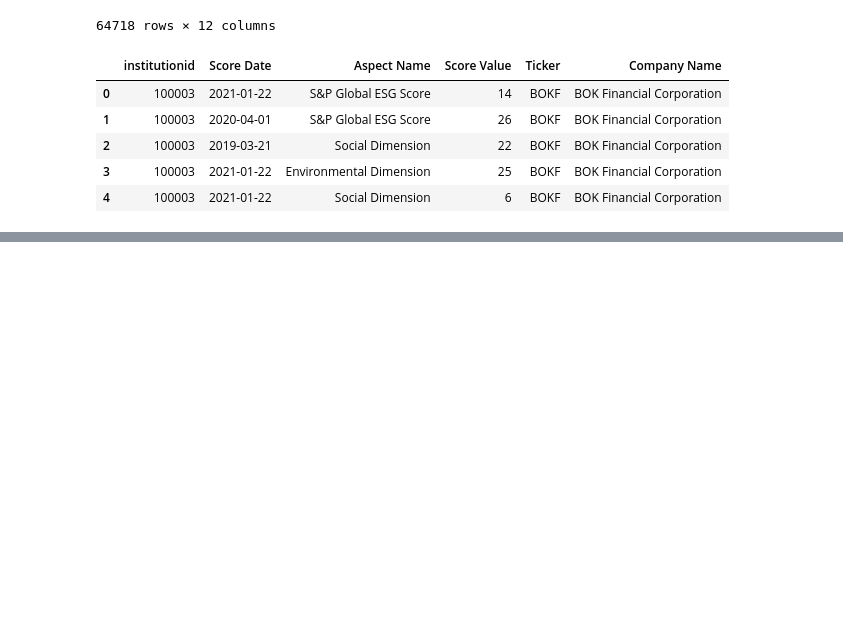
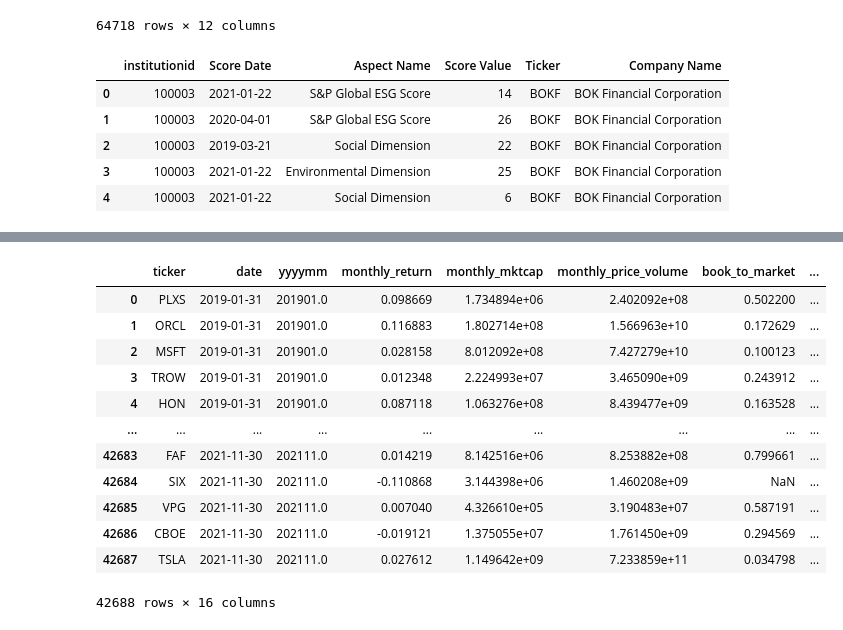
Before and after one commit to TDR474/ESG-Fama-French, a Jupyter notebook: wrds.ipynb, the cells around one changed output, grey strips where cells are left out. Drawn from its saved outputs; the diff is of its cells as text; code cells hidden in the pictures; blank space fills up the shorter version.

```diff
--- a/wrds.ipynb
+++ b/wrds.ipynb
@@ -52,0 +37,9 @@ params=params)
+# %%
+params = {'tickers': tickers_compiled, 'start_date': start_date, 'end_date': end_date}
+data_price = db.raw_sql(
+    """
+    SELECT Ticker as Ticker, MthCalDt as Date, YYYYMM, MthRet as monthly_return, MthCap as monthly_mktcap, MthPrcVol as monthly_price_volume
+    FROM crspm.wrds_msfv2_query
+    WHERE Ticker in %(tickers)s AND MthCalDt >= %(start_date)s AND MthCalDt <= %(end_date)s
+    """,
+    params=params)
@@ -72,13 +82,3 @@ data_ratios
-# %%
-# Run the following code to see what the schema is for the for any tables in a library
-data_ratios = db.raw_sql(
-    """
-    SELECT *
-    FROM trucost.wrds_esg
-    LIMIT 6
-    """,
-params=params)
-data_ratios.columns()
 # %%
 # ESG Data Processing
 # read in ESG data
@@ -108 +119,25 @@ esg_score_finished.head()
+# %%
+# merge ESG data with financial ratios based on ticker and date
+# change the date column in data_price and data_ratios to date format
+data_price['date'] = pd.to_datetime(data_price['date'])
+data_ratios['date'] = pd.to_datetime(data_ratios['date'])
+
+# merge data_price and data_ratios
+data_price_ratios = pd.merge(data_price, data_ratios, on=['ticker', 'date'], how='inner')
+# %%
+data_price_ratios
+# %% [output]
+|  | ticker | date | yyyymm | monthly_return | monthly_mktcap | monthly_price_volume | book_to_market | ... |
+| 0 | PLXS | 2019-01-31 | 201901.0 | 0.098669 | 1.734894e+06 | 2.402092e+08 | 0.502200 | ... |
+| 1 | ORCL | 2019-01-31 | 201901.0 | 0.116883 | 1.802714e+08 | 1.566963e+10 | 0.172629 | ... |
+| 2 | MSFT | 2019-01-31 | 201901.0 | 0.028158 | 8.012092e+08 | 7.427279e+10 | 0.100123 | ... |
+| 3 | TROW | 2019-01-31 | 201901.0 | 0.012348 | 2.224993e+07 | 3.465090e+09 | 0.243912 | ... |
+| 4 | HON | 2019-01-31 | 201901.0 | 0.087118 | 1.063276e+08 | 8.439477e+09 | 0.163528 | ... |
+| ... | ... | ... | ... | ... | ... | ... | ... | ... |
+| 42683 | FAF | 2021-11-30 | 202111.0 | 0.014219 | 8.142516e+06 | 8.253882e+08 | 0.799661 | ... |
+| 42684 | SIX | 2021-11-30 | 202111.0 | -0.110868 | 3.144398e+06 | 1.460208e+09 | NaN | ... |
+| 42685 | VPG | 2021-11-30 | 202111.0 | 0.007040 | 4.326610e+05 | 3.190483e+07 | 0.587191 | ... |
+| 42686 | CBOE | 2021-11-30 | 202111.0 | -0.019121 | 1.375055e+07 | 1.761450e+09 | 0.294569 | ... |
+| 42687 | TSLA | 2021-11-30 | 202111.0 | 0.027612 | 1.149642e+09 | 7.233859e+11 | 0.034798 | ... |
+42688 rows × 16 columns
 # %%
```
Also changed, not shown: parts of 14 cells of this notebook, 5 other files.
